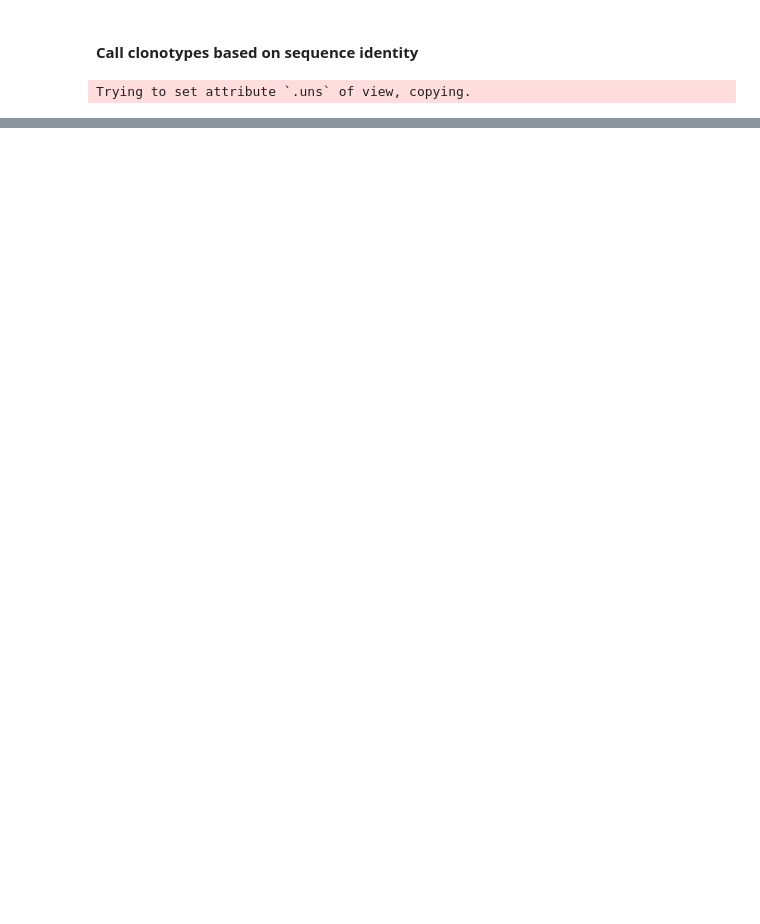
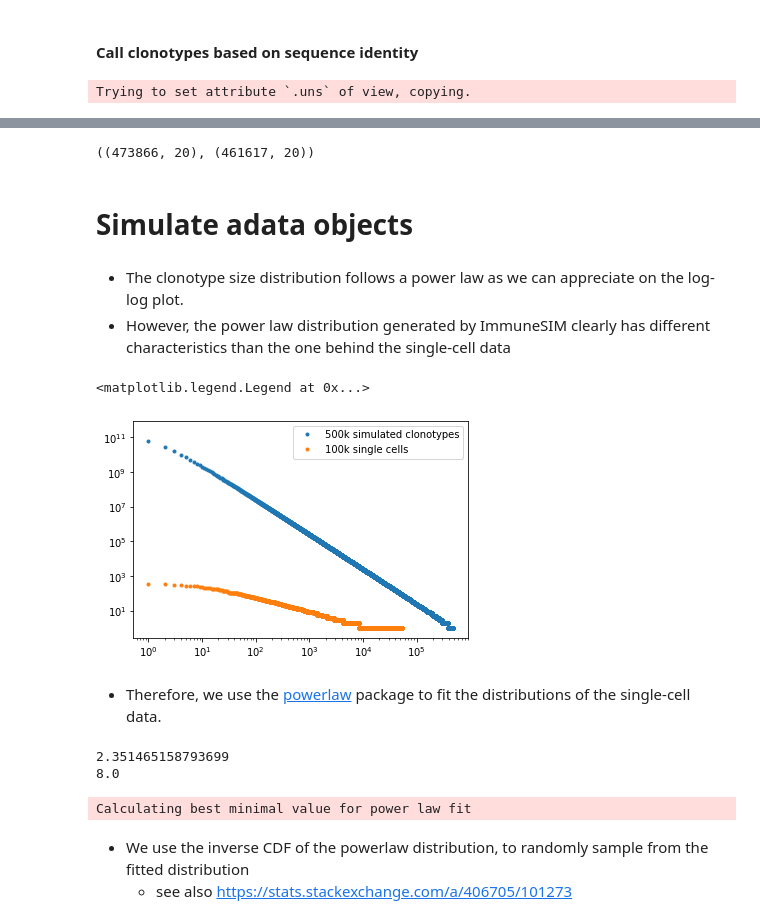
Before and after one commit to icbi-lab/scirpy-paper, a Jupyter notebook: runtime-analysis/analyses/01_simulate-data.ipynb, the cells around one changed output, grey strips where cells are left out. Drawn from its saved outputs; the diff is of its cells as text; code cells hidden in the pictures; blank space fills up the shorter version.

```diff
--- a/runtime-analysis/analyses/01_simulate-data.ipynb
+++ b/runtime-analysis/analyses/01_simulate-data.ipynb
@@ -170,0 +50,52 @@ tmp_adata.obs["TRA_1_cdr3"].unique().size
+# %%
+tra_seqs = (
+    pd.read_csv("../results/01_simulate/cdr3_a.tsv", sep="\t")
+    .drop_duplicates("junction")
+    .reset_index(drop=True)
+)
+trb_seqs = (
+    pd.read_csv("../results/01_simulate/cdr3_b.tsv", sep="\t")
+    .drop_duplicates("junction")
+    .reset_index(drop=True)
+)
+# %%
+tra_seqs.shape, trb_seqs.shape
+# %% [output]
+((473866, 20), (461617, 20))
+# %% [markdown]
+# Simulate adata objects
+# %%
+clonotype_sizes = np.array(sorted(adata.obs.groupby("clonotype").size(), reverse=True))
+# %% [markdown]
+ * The clonotype size distribution follows a power law as we can appreciate on the log-log plot.
+ * However, the power law distribution generated by ImmuneSIM clearly has different characteristics than
+   the one behind the single-cell data
+# %%
+plt.loglog(
+    range(len(tra_seqs["counts"])),
+    tra_seqs["counts"],
+    ".",
+    label="500k simulated clonotypes",
+)
+plt.loglog(
+    np.arange(0, len(clonotype_sizes)), clonotype_sizes, ".", label="100k single cells"
+)
+plt.legend()
+# %% [output]
+<matplotlib.legend.Legend at 0x...>
+[figure, added]
+# %% [markdown]
+ * Therefore, we use the [powerlaw](https://github.com/jeffalstott/powerlaw) package
+   to fit the distributions of the single-cell data.
+# %%
+# skip the first 50, these don't seem to behave power-law like
+results = powerlaw.Fit(clonotype_sizes)
+print(results.power_law.alpha)
+print(results.power_law.xmin)
+# %% [output]
+2.351465158793699
+8.0
+Calculating best minimal value for power law fit
+# %% [markdown]
+ * We use the inverse CDF of the powerlaw distribution, to randomly sample from the fitted distribution
+     - see also https://stats.stackexchange.com/a/406705/101273
```
Also changed, not shown: parts of 35 cells of this notebook, 8 other files.
